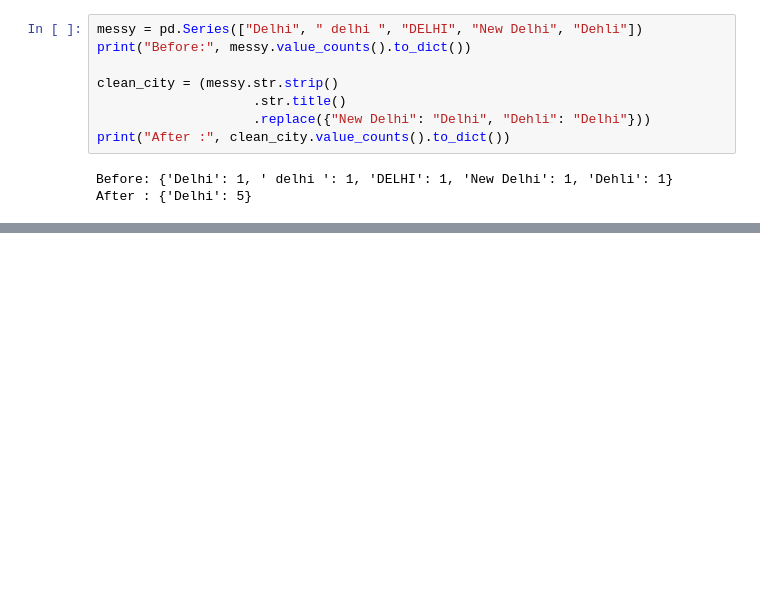
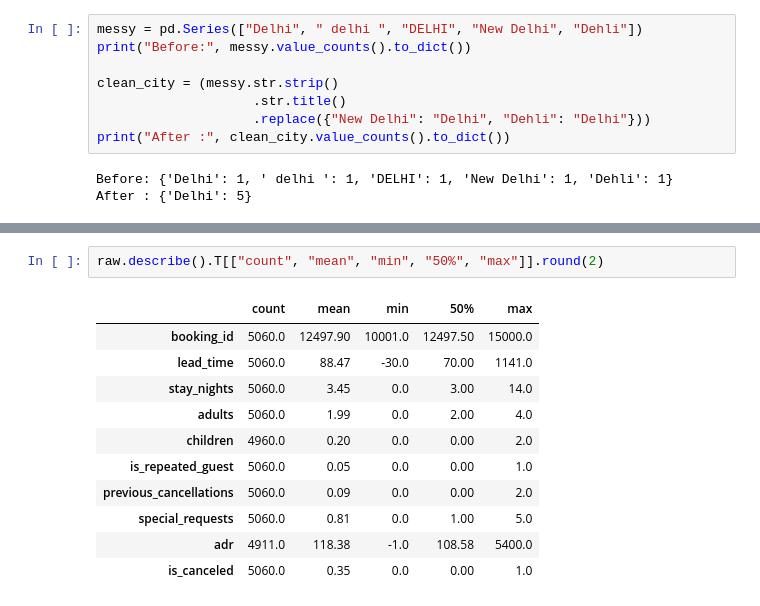
Before and after one commit to arcsinfotech/ai-class, a Jupyter notebook: backend/pandas.ipynb, the cells around one changed output, grey strips where cells are left out. Saved outputs shown, nothing was run; the diff lists cells and outputs as text; blank space fills up the shorter version.

```diff
--- a/backend/pandas.ipynb
+++ b/backend/pandas.ipynb
@@ -343,0 +575,14 @@ After : {'Delhi': 5}
+# %%
+raw.describe().T[["count", "mean", "min", "50%", "max"]].round(2)
+# %% [output]
+|  | count | mean | min | 50% | max |
+| booking_id | 5060.0 | 12497.90 | 10001.0 | 12497.50 | 15000.0 |
+| lead_time | 5060.0 | 88.47 | -30.0 | 70.00 | 1141.0 |
+| stay_nights | 5060.0 | 3.45 | 0.0 | 3.00 | 14.0 |
+| adults | 5060.0 | 1.99 | 0.0 | 2.00 | 4.0 |
+| children | 4960.0 | 0.20 | 0.0 | 0.00 | 2.0 |
+| is_repeated_guest | 5060.0 | 0.05 | 0.0 | 0.00 | 1.0 |
+| previous_cancellations | 5060.0 | 0.09 | 0.0 | 0.00 | 2.0 |
+| special_requests | 5060.0 | 0.81 | 0.0 | 1.00 | 5.0 |
+| adr | 4911.0 | 118.38 | -1.0 | 108.58 | 5400.0 |
+| is_canceled | 5060.0 | 0.35 | 0.0 | 0.00 | 1.0 |
```
Also changed, not shown: parts of 16 cells of this notebook, 1 other file.
